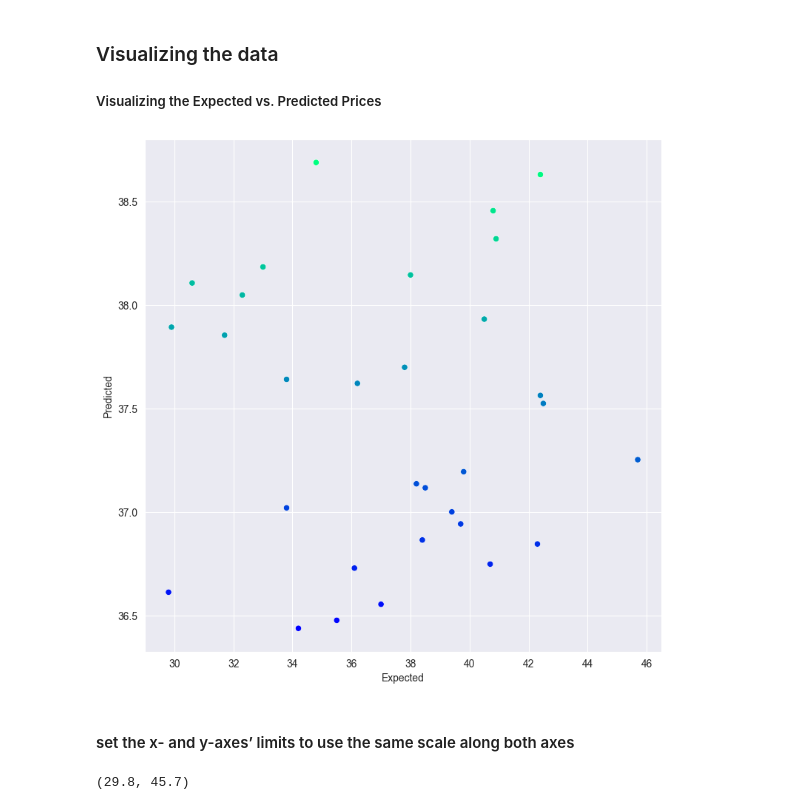
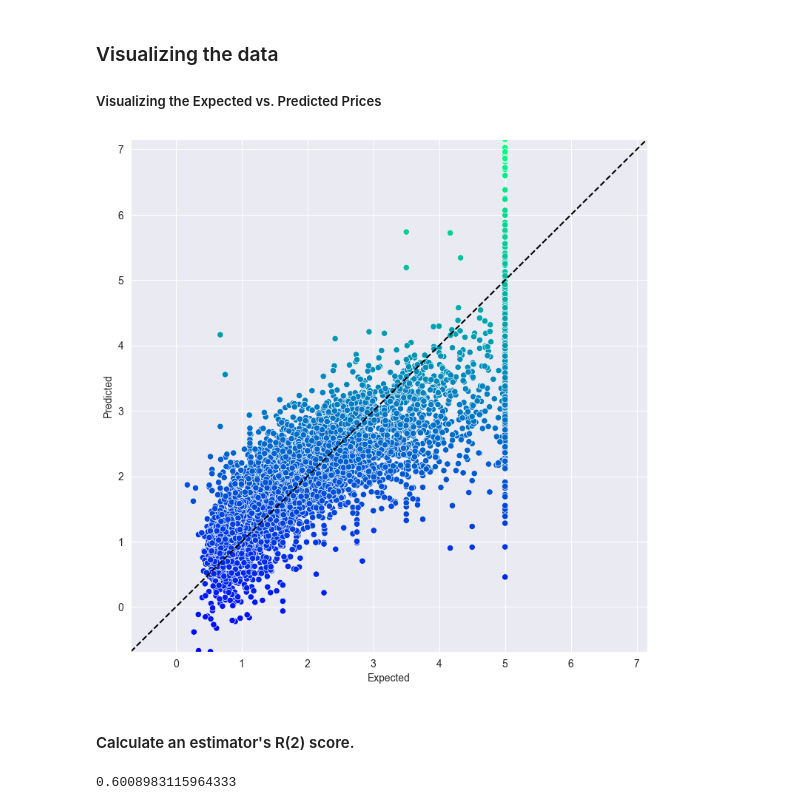
Before and after one commit to bjdawson23/datafun-07-ml, a Jupyter notebook: branton_ml.ipynb, the cells around one changed output. Drawn from its saved outputs; the diff is of its cells as text; code cells hidden in the pictures.

```diff
--- a/branton_ml.ipynb
+++ b/branton_ml.ipynb
@@ -293,0 +312,10 @@ LinearRegression()
+# %%
+# making predictions
+predicted = linear_regression.predict(X_test)
+expected = y_test
+for p, e in zip(predicted[::5], expected[::5]):
+    print(f'predicted: {p:.2f}, expected: {e:.2f}')
+# Predicting the median house value for a new California housing data point
+new_data = np.array([[3.0, 2.0, 1500, 40.0, 3.0, 1.0, 5.0, 1000.0]])
+predicted_value = linear_regression.predict(new_data)
+print(f'Predicted median house value: {predicted_value[0]:.2f}')
@@ -297,20 +343,27 @@ LinearRegression()
 # %%
 # Create a dataframe for expected and predicted values
 df = pd.DataFrame()
 df['Expected'] = pd.Series(expected)
 df['Predicted'] = pd.Series(predicted)
 
 # Plot the expected vs predicted values
 figure = plt.figure(figsize=(9, 9))
 axes = sns.scatterplot(data=df, x='Expected', y='Predicted', hue='Predicted', palette='winter', legend=False)
+
+# set the x- and y-axes’ limits to use the same scale along both axes
+start = min(df.Expected.min(), df.Predicted.min())
+end = max(df.Expected.max(), df.Predicted.max())
+axes.set_xlim(start, end)
+axes.set_ylim(start, end)
+
+#  Plot a line that represents perfect predictions.
+line = plt.plot([start, end], [start, end], color='black', linestyle='--')
 # %% [output]
-[figure, old version]
+[figure, new version]
-# %% [markdown]
-#### set the x- and y-axes’ limits to use the same scale along both axes
-# %%
-start = min(df.Expected.min(), df.Predicted.min())
-end = max(df.Expected.max(), df.Predicted.max())
-axes.set_xlim(start, end)
-axes.set_ylim(start, end)
-# %% [output]
-(29.8, 45.7)
+# %% [markdown]
+#### Calculate an estimator's R(2) score.
+# %%
+# calculate estimator's R^2 score
+metrics.r2_score(expected, predicted)
+# %% [output]
+0.6008983115964333
```
Also changed, not shown: parts of 6 cells of this notebook, 1 other file.
